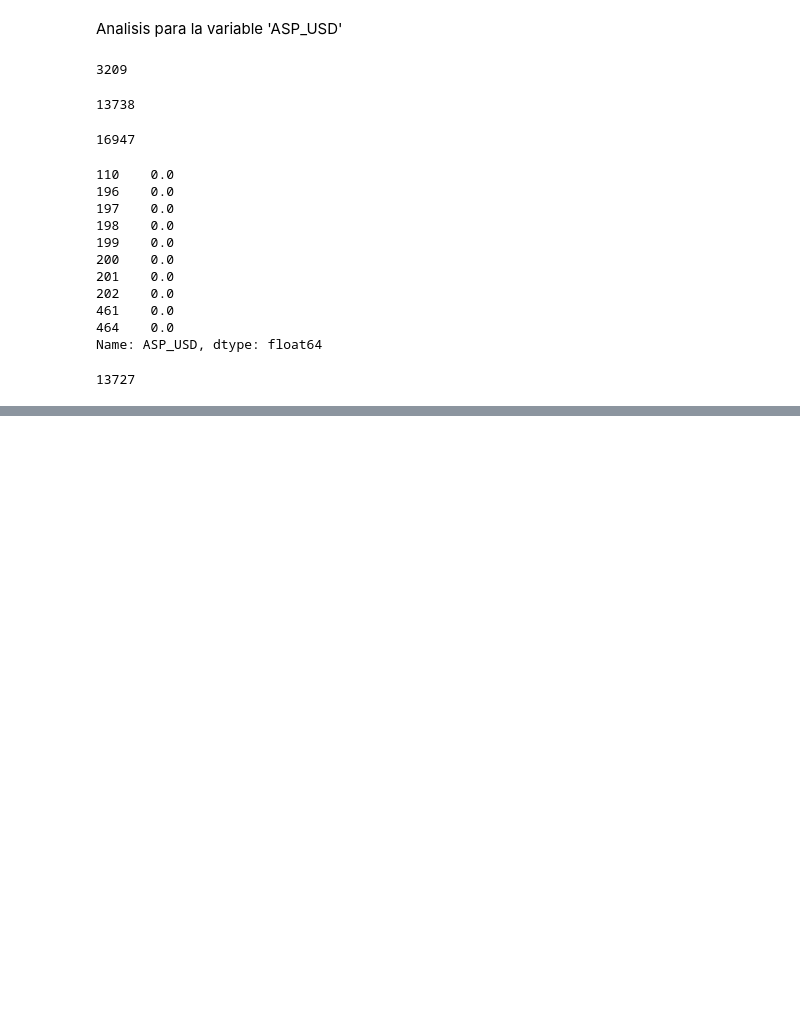
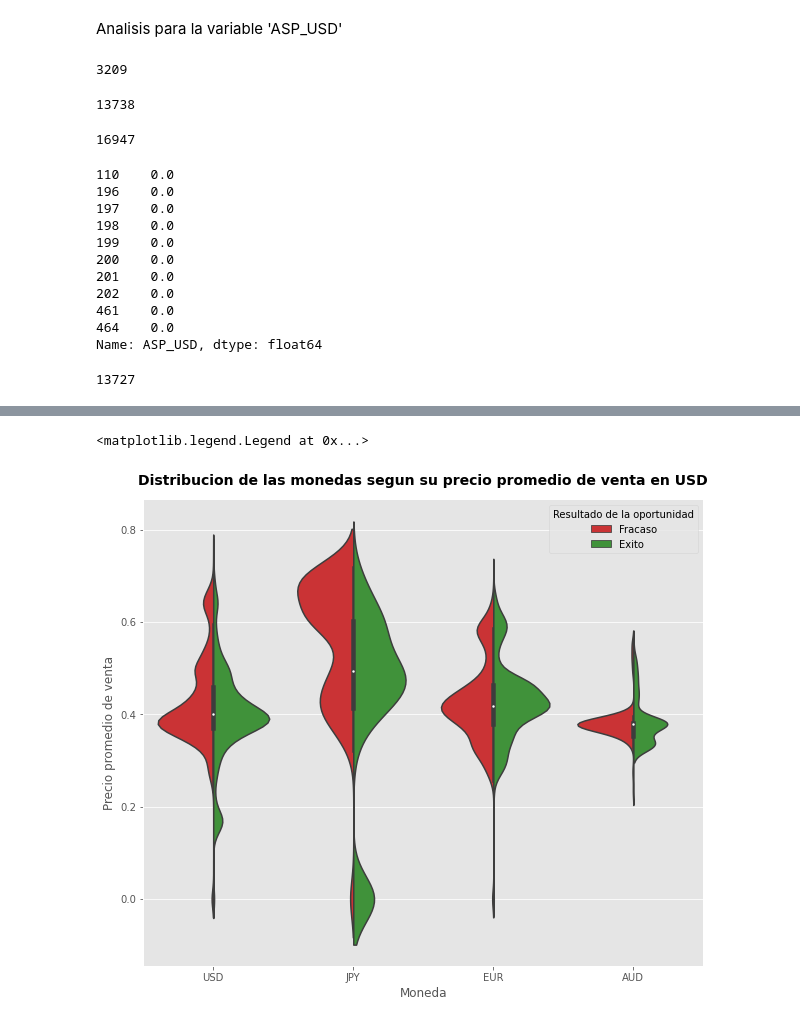
Before and after one commit to felipegonzalez2112/tp-2020-orga-datos, a Jupyter notebook: AnalisisTP1-SanchezNico.ipynb, the cells around one changed output, grey strips where cells are left out. Drawn from its saved outputs; the diff is of its cells as text; code cells hidden in the pictures; blank space fills up the shorter version.

```diff
--- a/AnalisisTP1-SanchezNico.ipynb
+++ b/AnalisisTP1-SanchezNico.ipynb
@@ -501,7 +501,7 @@ df['ASP_USD'].nsmallest(10)
 464    0.0
 Name: ASP_USD, dtype: float64
 # %%
-menores_uno = df.loc[df['ASP_USD'] < 1]['ASP_USD'].count()
-menores_uno
+menores_uno_usd = df.loc[df['ASP_USD'] < 1]['ASP_USD'].count()
+menores_uno_usd
 # %% [output]
 13727
@@ -571,0 +576,3 @@ mayores
+# %%
+g = df[['ASP_Currency','ASP','ASP_USD','Stage']]
+g.groupby('ASP_Currency').describe().transpose()
@@ -571,0 +597,5 @@ mayores
+# %%
+#GPB tiene solo 5 valores los elimino
+#Los elimino por cuestiones graficas pero en el analisis tener en cuenta que las 5 son Closed Lost
+g = g.drop(index=g.loc[g['ASP_Currency'] == 'GBP'].index)
+g
@@ -571,0 +630,4 @@ mayores
+# %%
+#EUR tiene un solo valor > 1. Lo elimino
+g = g.drop(2179)
+g
@@ -571,0 +648,16 @@ mayores
+# %%
+g = g.sort_values('ASP_USD', ascending=False).iloc[no_nulos_usd - menores_uno_usd:]
+values = ['Closed Won', 'Closed Lost']
+g = g.loc[g['Stage'].isin(values)]
+g['Stage'] = g['Stage'].map({'Closed Lost':'Fracaso', 'Closed Won':'Exito'})
+
+sns.catplot(x='ASP_Currency', y='ASP_USD', hue='Stage', palette=palette_dic \
+            , kind="violin", split=True, data=g, height=7, aspect=1.2, legend=False)
+plt.title('Distribucion de las monedas segun su precio promedio de venta en USD', size=14, y=1.02,\
+             fontweight ='bold')
+plt.xlabel('Moneda')
+plt.ylabel('Precio promedio de venta')
+plt.legend(title='Resultado de la oportunidad')
+# %% [output]
+<matplotlib.legend.Legend at 0x...>
+[figure, added]
```
Also changed, not shown: parts of 45 cells of this notebook.
